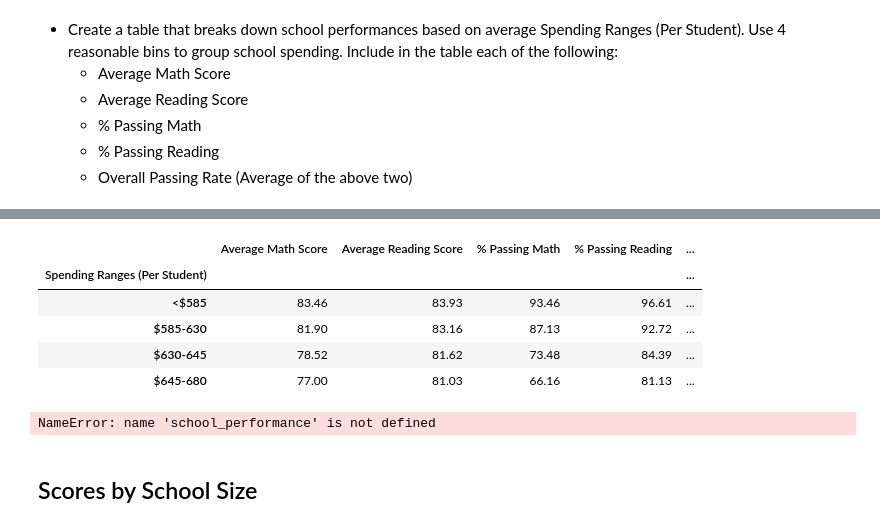
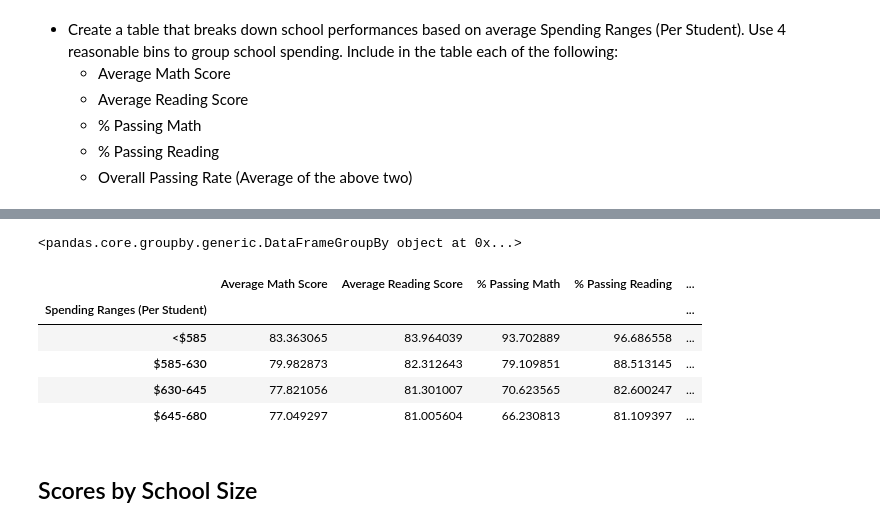
Before and after one commit to kaseynwilson/pandas_challenge, a Jupyter notebook: PyCitySchools/PyCitySchools_starter.ipynb, the cells around one changed output, grey strips where cells are left out. Drawn from its saved outputs; the diff is of its cells as text; code cells hidden in the pictures.

```diff
--- a/PyCitySchools/PyCitySchools_starter.ipynb
+++ b/PyCitySchools/PyCitySchools_starter.ipynb
@@ -242,24 +250,37 @@ reading_grades
 # %%
-bins = [0, 584.9, 629.9, 644.9, 679.9, 10000]
+bins = [0, 584.9, 629.9, 644.9, 10000]
 labels = ["<$585", "$585-630", "$630-645", "$645-680"]
-school_summary["Age Ranges"] = pd.cut(purchase_data["Age"], bins=bins, labels=labels)
+school_data_complete["Spending Ranges (Per Student)"] = pd.cut(school_data_complete["budget"]/school_data_complete["size"], bins=bins, labels=labels)
+
+scores_by_school = school_data_complete.groupby("Spending Ranges (Per Student)")
+scores_by_school
 # %% [output]
-|  | Average Math Score | Average Reading Score | % Passing Math | % Passing Reading | ... |
-| Spending Ranges (Per Student) |  |  |  |  | ... |
-| <$585 | 83.46 | 83.93 | 93.46 | 96.61 | ... |
-| $585-630 | 81.90 | 83.16 | 87.13 | 92.72 | ... |
-| $630-645 | 78.52 | 81.62 | 73.48 | 84.39 | ... |
-| $645-680 | 77.00 | 81.03 | 66.16 | 81.13 | ... |
+<pandas.core.groupby.generic.DataFrameGroupBy object at 0x...>
-# %%
-bins = [0, 585, 630, 645, 680]
-labels = ["<$585", "$585-630", "$630-645", "$645-680"]
-school_data_complete["Spending Ranges (Per Student)"] = pd.cut(school_data_complete["budget"]/school_data_complete["size"], bins=bins, labels=labels)
-
-scores_by_school = school_data_complete.groupby("Spending Ranges (Per Student)")
-
-#working on finishing.
-# %% [output]
-NameError: name 'school_performance' is not defined
+# %%
+scores_total_students = scores_by_school["Student ID"].count()
+scores_math_average = scores_by_school["math_score"].mean()
+scores_reading_average = scores_by_school["reading_score"].mean()
+scores_passing_math = school_data_complete[school_data_complete["math_score"] >= 70].groupby("Spending Ranges (Per Student)")["Student ID"].count()/scores_total_students*100
+scores_passing_reading = school_data_complete[school_data_complete["reading_score"] >= 70].groupby("Spending Ranges (Per Student)")["Student ID"].count()/scores_total_students*100
+scores_passing_overall = school_data_complete[(school_data_complete["math_score"] >= 70) & (school_data_complete["reading_score"] >= 70)].groupby("Spending Ranges (Per Student)")["Student ID"].count()/scores_total_students*100
+
+
+scores_by_school = pd.DataFrame({'Average Math Score': scores_math_average,
+                               'Average Reading Score': scores_reading_average,
+                               '% Passing Math': scores_passing_math,
+                               '% Passing Reading': scores_passing_reading,
+                               '% Overall Passing': scores_passing_overall
+                              })
+
+scores_by_school
+#working on finishing.
+# %% [output]
+|  | Average Math Score | Average Reading Score | % Passing Math | % Passing Reading | ... |
+| Spending Ranges (Per Student) |  |  |  |  | ... |
+| <$585 | 83.363065 | 83.964039 | 93.702889 | 96.686558 | ... |
+| $585-630 | 79.982873 | 82.312643 | 79.109851 | 88.513145 | ... |
+| $630-645 | 77.821056 | 81.301007 | 70.623565 | 82.600247 | ... |
+| $645-680 | 77.049297 | 81.005604 | 66.230813 | 81.109397 | ... |
 # %% [markdown]
 ## Scores by School Size
 # %% [markdown]
```
Also changed, not shown: parts of 1 cell of this notebook.
